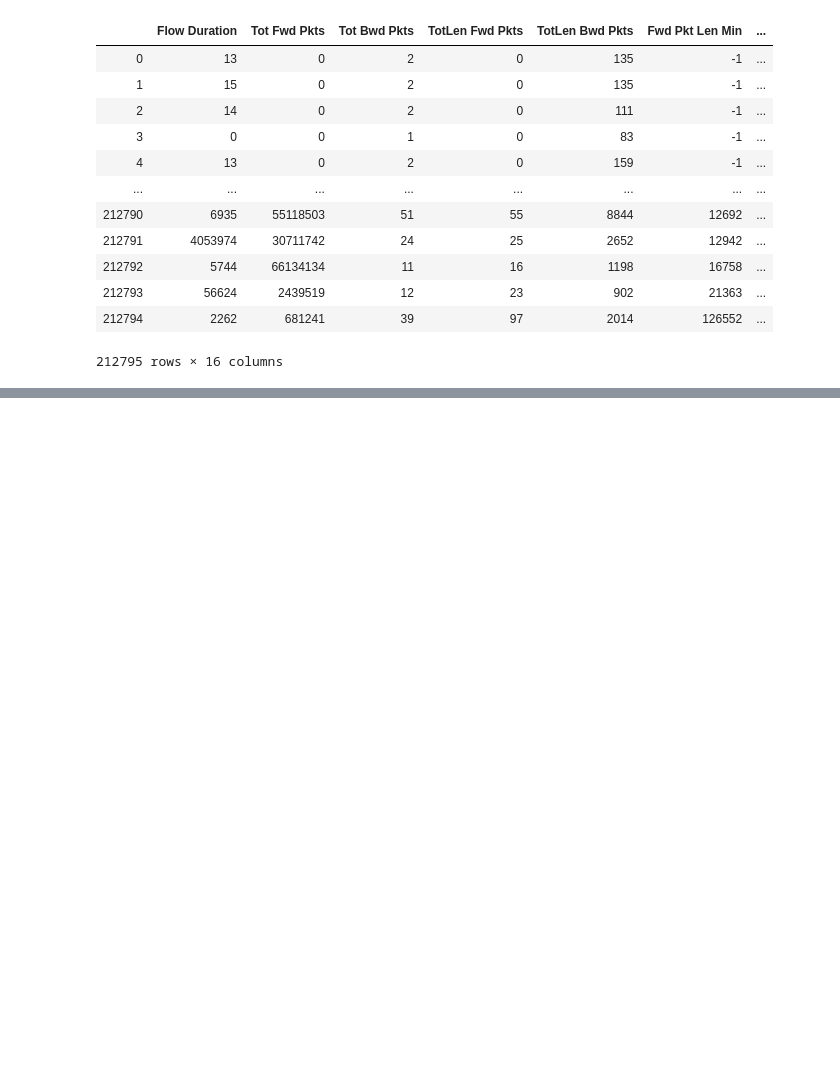
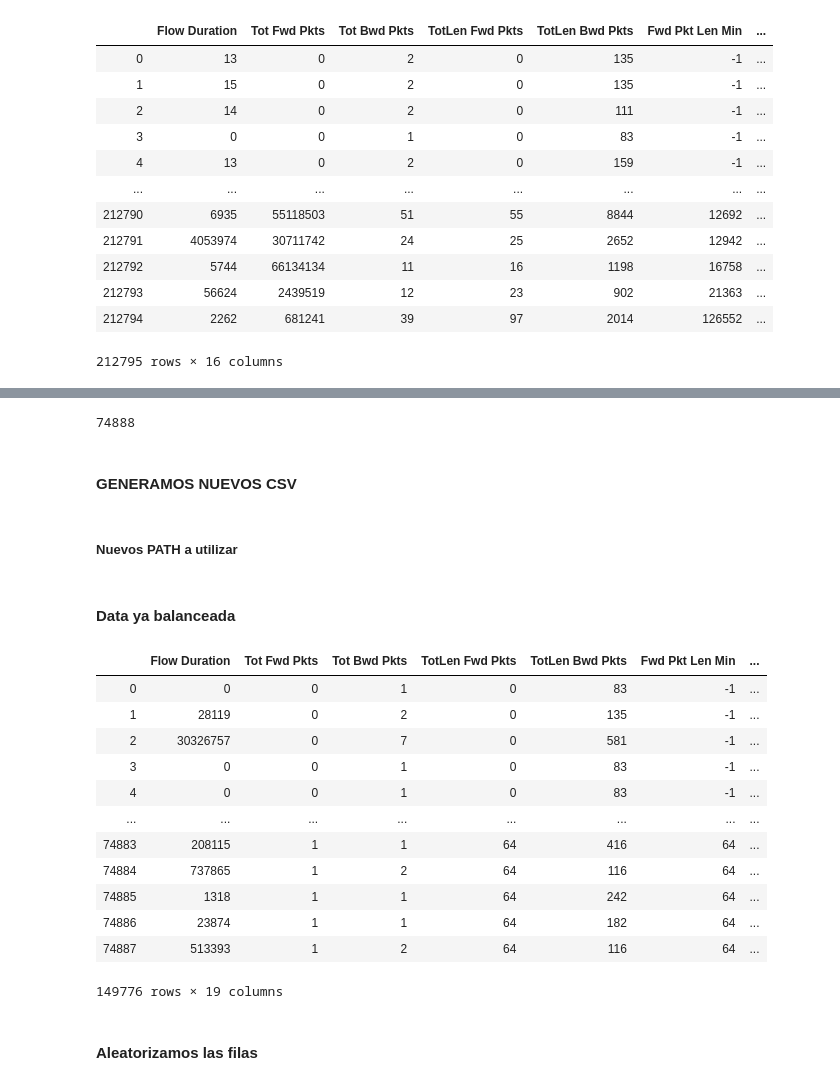
Before and after one commit to pragmaticslaboratory/cyberseguridad-code, a Jupyter notebook: Experimentos/CNN_ANN_DATASET1.ipynb, the cells around one changed output, grey strips where cells are left out. Saved outputs shown, nothing was run; the diff lists cells and outputs as text; code cells hidden in the pictures; blank space fills up the shorter version.

Commit message:
Balancedo y separacion de los data set entre benigno y ransomware. Se debe mejorar modelo

```diff
--- a/Experimentos/CNN_ANN_DATASET1.ipynb
+++ b/Experimentos/CNN_ANN_DATASET1.ipynb
@@ -514,0 +550,6 @@ array([1, 4], dtype=int64)
+# %%
+dataRansomware.shape[0]
+# %% [output]
+74888
+# %% [markdown]
+#### GENERAMOS NUEVOS CSV
@@ -514,0 +559,2 @@ array([1, 4], dtype=int64)
+# %% [markdown]
+##### Nuevos PATH a utilizar
@@ -514,0 +571,28 @@ array([1, 4], dtype=int64)
+# %%
+cantidadFinal = cantidadRansomware if(cantidadBenigno > cantidadRansomware) else cantidadBenigno
+# %%
+dataBenignoBalanced = dataBeningoCSV.head(cantidadFinal)
+# %%
+dataRansomwareBalanced = dataRansomwareCSV.head(cantidadFinal)
+# %%
+data_unite_balanced = pd.concat([dataRansomwareBalanced, dataBenignoBalanced], axis=0)
+# %% [markdown]
+#### Data ya balanceada
+# %%
+data_unite_balanced
+# %% [output]
+|  | Flow Duration | Tot Fwd Pkts | Tot Bwd Pkts | TotLen Fwd Pkts | TotLen Bwd Pkts | Fwd Pkt Len Min | ... |
+| 0 | 0 | 0 | 1 | 0 | 83 | -1 | ... |
+| 1 | 28119 | 0 | 2 | 0 | 135 | -1 | ... |
+| 2 | 30326757 | 0 | 7 | 0 | 581 | -1 | ... |
+| 3 | 0 | 0 | 1 | 0 | 83 | -1 | ... |
+| 4 | 0 | 0 | 1 | 0 | 83 | -1 | ... |
+| ... | ... | ... | ... | ... | ... | ... | ... |
+| 74883 | 208115 | 1 | 1 | 64 | 416 | 64 | ... |
+| 74884 | 737865 | 1 | 2 | 64 | 116 | 64 | ... |
+| 74885 | 1318 | 1 | 1 | 64 | 242 | 64 | ... |
+| 74886 | 23874 | 1 | 1 | 64 | 182 | 64 | ... |
+| 74887 | 513393 | 1 | 2 | 64 | 116 | 64 | ... |
+149776 rows × 19 columns
+# %% [markdown]
+#### Aleatorizamos las filas
```
Also changed, not shown: parts of 65 cells of this notebook, 2 other files.
